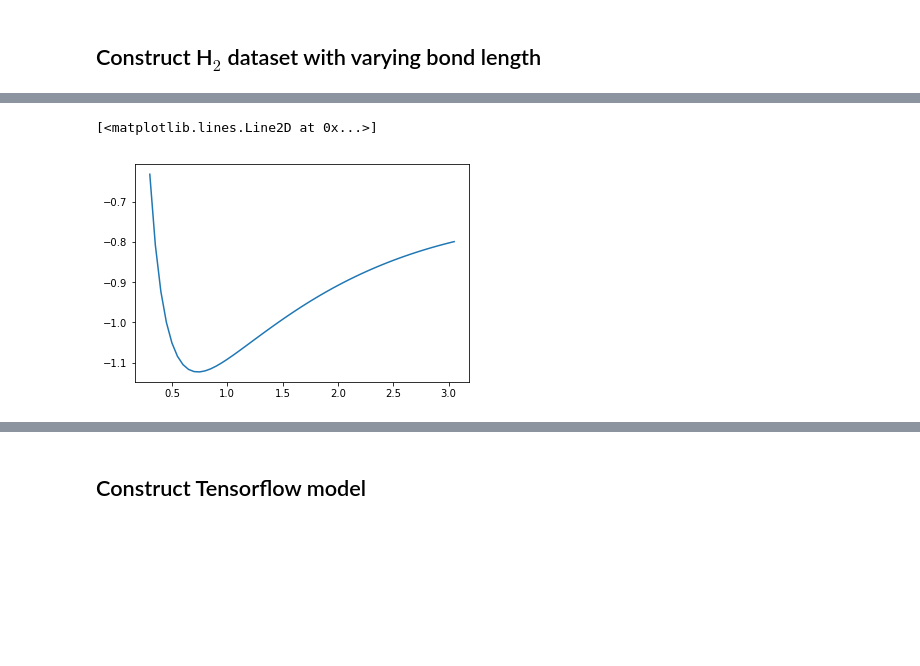
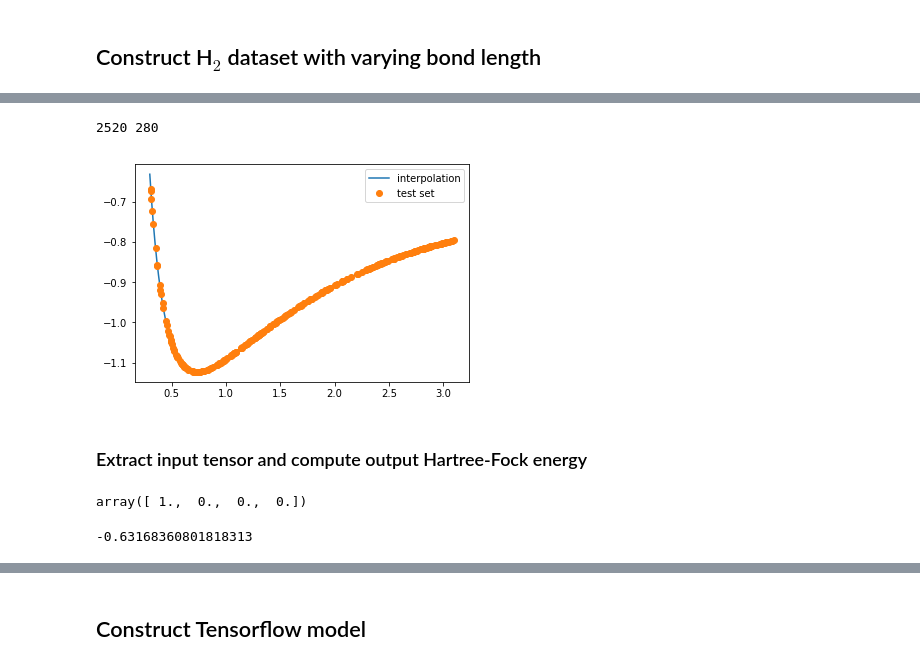
Before and after one commit to SamKChang/qm_network, a Jupyter notebook: network_structure.ipynb, the cells around one changed output, grey strips where cells are left out. Saved outputs shown, nothing was run; the diff lists cells and outputs as text; code cells hidden in the pictures; blank space fills up the shorter version.

```diff
--- a/network_structure.ipynb
+++ b/network_structure.ipynb
@@ -139,7 +123,7 @@ array([[  1.00000000e+00,   1.11022302e-16,   1.11022302e-16,
 ## Construct H$_2$ dataset with varying bond length
 # %%
 inps = []
-for R in np.arange(0.3, 3.1, 0.05):
+for R in np.arange(0.3, 3.1, 0.001):
     mol = qtk.Molecule()
     mol.build([[1, 0, 0, 0], [1, R, 0, 0]])
     inp = qtk.QMInp(mol, program='horton', basis_set='3-21g')
@@ -147,3 +131,4 @@ for R in np.arange(0.3, 3.1, 0.05):
     D, U = np.linalg.eig(inp.olp)
     inp.X = U / np.sqrt(D)
     inps.append(inp)
+clear_output()
@@ -168,7 +135,57 @@ Initialized: <horton.grid.molgrid.BeckeMolGrid object at 0x...>
-# %%
-E = [inp.ht_ham.cache['energy'] for inp in inps]
-R = [inp.molecule.R[1,0] for inp in inps]
-plt.plot(R, E)
-# %% [output]
-[<matplotlib.lines.Line2D at 0x...>]
-[figure, removed]
+# %%
+from sklearn.model_selection import train_test_split
+
+inp_train, inp_test = train_test_split(inps, random_state=0, test_size=0.1)
+
+E = [inp.ht_ham.cache['energy'] for inp in inps]
+R = [inp.molecule.R[1,0] for inp in inps]
+E_train = [inp.ht_ham.cache['energy'] for inp in inp_train]
+R_train = [inp.molecule.R[1,0] for inp in inp_train]
+E_test = [inp.ht_ham.cache['energy'] for inp in inp_test]
+R_test = [inp.molecule.R[1,0] for inp in inp_test]
+
+plt.plot(R, E, label='interpolation')
+plt.plot(R_test, E_test, ls='', marker='o', label='test set')
+#plt.plot(R_train, E_train, ls='', marker='x', label='training set')
+plt.legend(loc=1)
+print len(E_train), len(E_test)
+# %% [output]
+2520 280
+[figure, added]
+# %% [markdown]
+### Extract input tensor and compute output Hartree-Fock energy
+# %%
+inp = inps[0]
+inp.ht_exp_alpha.occupations
+# %% [output]
+array([ 1.,  0.,  0.,  0.])
+# %%
+# Numpy version implementation
+
+def get_input_tensor(mol):
+    """Extract matrices and pack as tensor"""
+    S, K, Na, C0, X, Er = mol.olp, mol.kin, mol.na, mol.initial_mov, mol.X, mol.er
+    I = np.stack([S, K, Na, C0, X])
+    nn = mol.ht_external['nn']
+    occ = mol.ht_exp_alpha.occupations
+    return I, Er, occ, nn
+
+def get_output(I, Er, occ, nn, C):
+    """take input tensor and approximated MO coefficients, C, to compute total energy"""
+    K = I[1]
+    Na = I[2]
+    dm = (C * occ).dot(C.T)
+
+    Ek = np.trace(dm.dot(K)) * 2
+    Ev = np.trace(dm.dot(Na)) * 2
+    Ej = np.trace(dm.dot(np.tensordot(dm, Er, axes=([0,1], [0,2])))) * 2
+    Ex = -np.trace(dm.dot(np.tensordot(dm, Er, axes=([0,1], [0,1]))))
+    E_tot = np.sum([Ek, Ev, Ej, Ex, nn])
+    return E_tot
+
+inp = inps[0]
+I_np, Er_np, occ, nn = get_input_tensor(inp)
+C = inp.ht_exp_alpha.coeffs.__array__()
+get_output(I_np, Er_np, occ, nn, C)
+# %% [output]
+-0.63168360801818313
```
Also changed, not shown: parts of 18 cells of this notebook.
